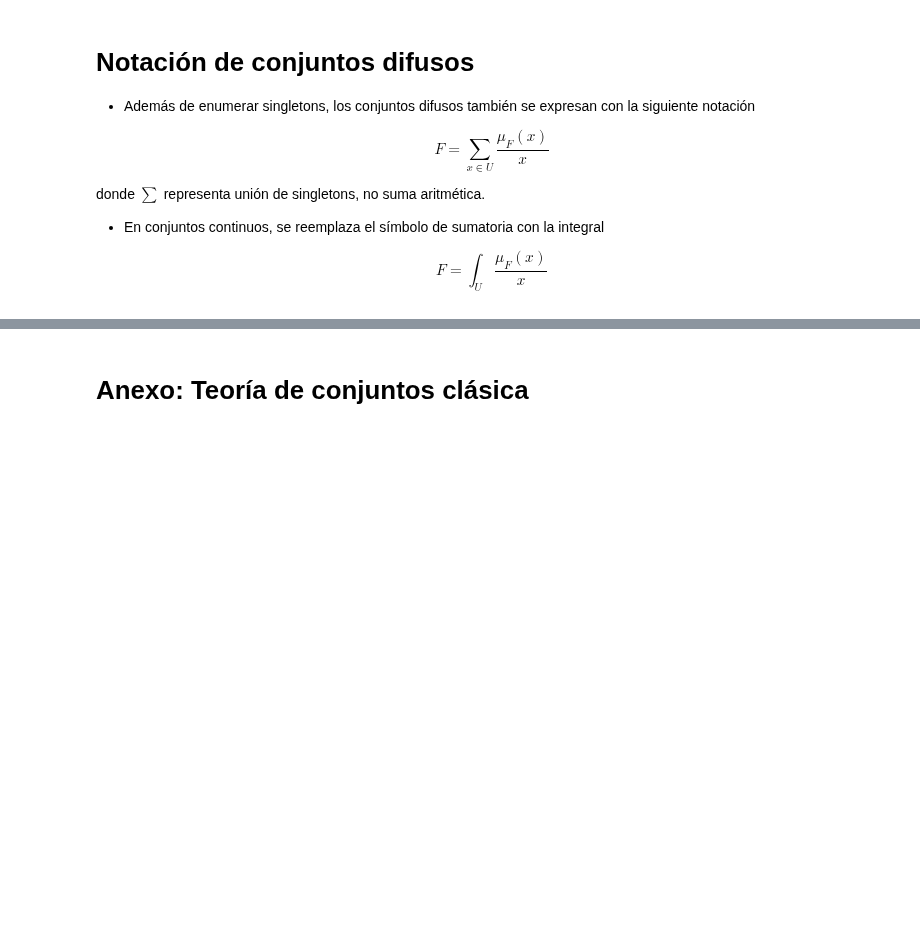
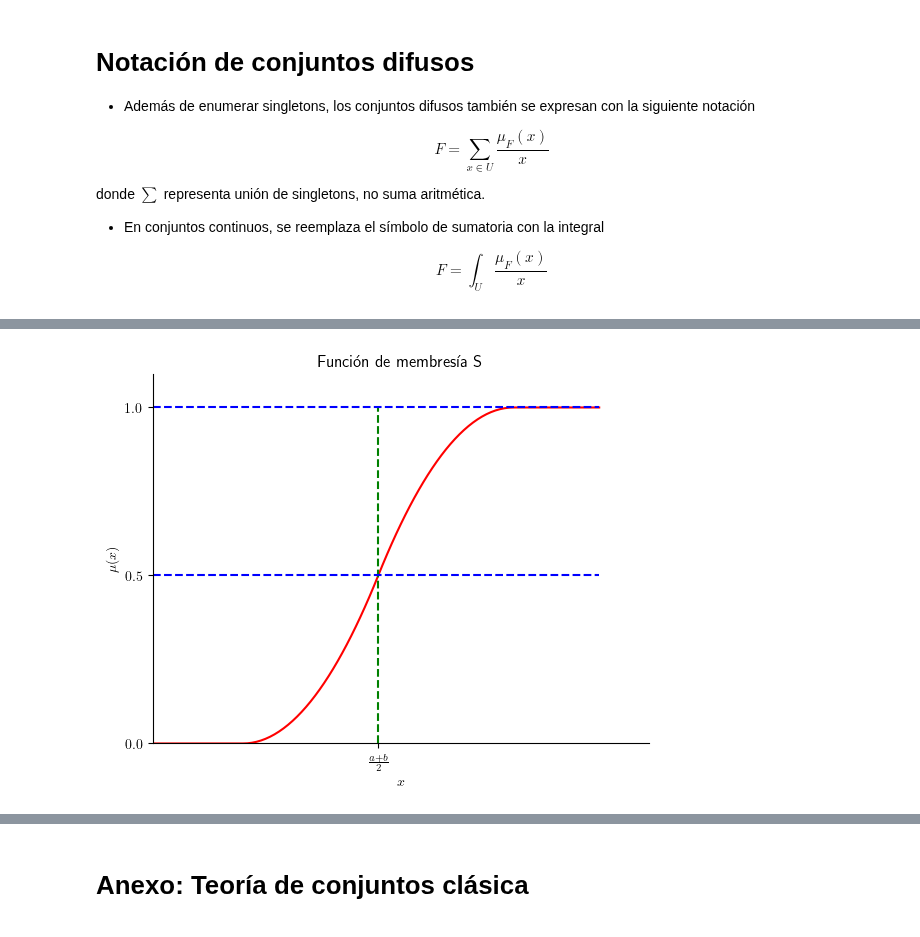
Before and after one commit to TEL-USM/IPD434, a Jupyter notebook: Clases/02_SistemasDifusos/02_SistemasDifusos.ipynb, the cells around one changed output, grey strips where cells are left out. Cells and saved outputs as stored; diff of their text form; code cells hidden in the pictures; blank space fills up the shorter version.

```diff
--- a/Clases/02_SistemasDifusos/02_SistemasDifusos.ipynb
+++ b/Clases/02_SistemasDifusos/02_SistemasDifusos.ipynb
@@ -355,0 +317,39 @@ plt.show()
+# %%
+import matplotlib.pyplot as plt
+import numpy as np
+
+a = 20
+b = 80
+m = int((a+b)/2)
+
+plt.rcParams['text.usetex'] = True
+x = np.arange(0,100,1)
+y1 = x[:a]*0
+y2 = 2*(((x[a:m]-a)/(b-a))**2)
+y3 = 1-2*(((x[m:b]-b)/(b-a))**2)
+y4 = np.ones(len(x[b:]))
+y = np.concatenate([y1, y2, y3, y4])
+line_1 = np.ones(len(x))
+line_05 = np.ones(len(x))/2
+y_m = np.linspace(0,1,len(x))
+line_m = np.ones(len(x))*m
+y_n = np.linspace(0,1,len(x))
+line_n = np.ones(len(x))*n
+
+fig = plt.figure()
+ax = fig.add_subplot(1,1,1)
+ax.set_title(r'Función de membresía S')
+ax.set_xlabel(r"$x$")
+ax.set_ylabel(r"$\mu(x)$")
+ax.set_ylim(ymin=-0.1, ymax=1.1)
+ax.set_ylim(bottom=0)
+ax.set_xlim(xmin=-10, xmax=110)
+ax.set_xlim(left=0)
+ax.set_xticks([m])
+ax.set_xticklabels([r'$\frac{a+b}{2}$'])
+ax.set_yticks([0.0, 0.5, 1.0])
+ax.spines[['right', 'top']].set_visible(False)
+ax.plot(x, y, 'r', line_m, y_m, 'g--', x, line_1, 'b--', line_05, 'b--')
+plt.show()
+# %% [output]
+[figure, added]
```
Also changed, not shown: parts of 32 cells of this notebook.
